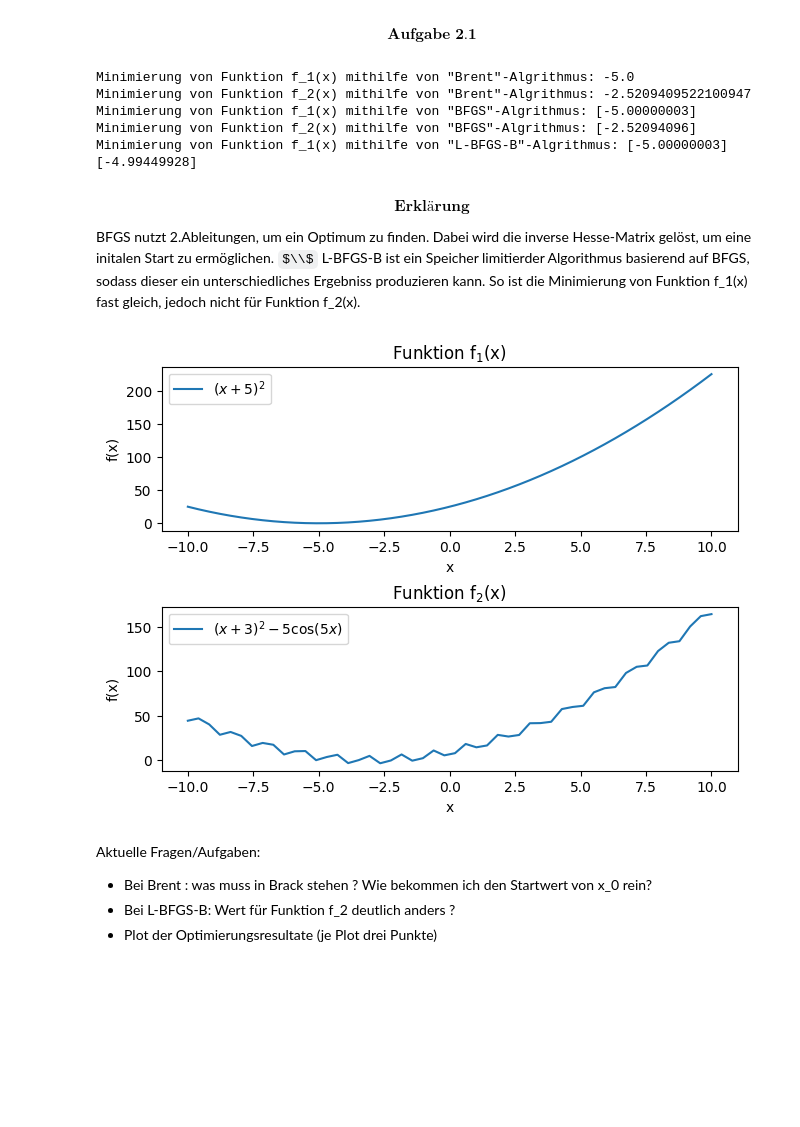
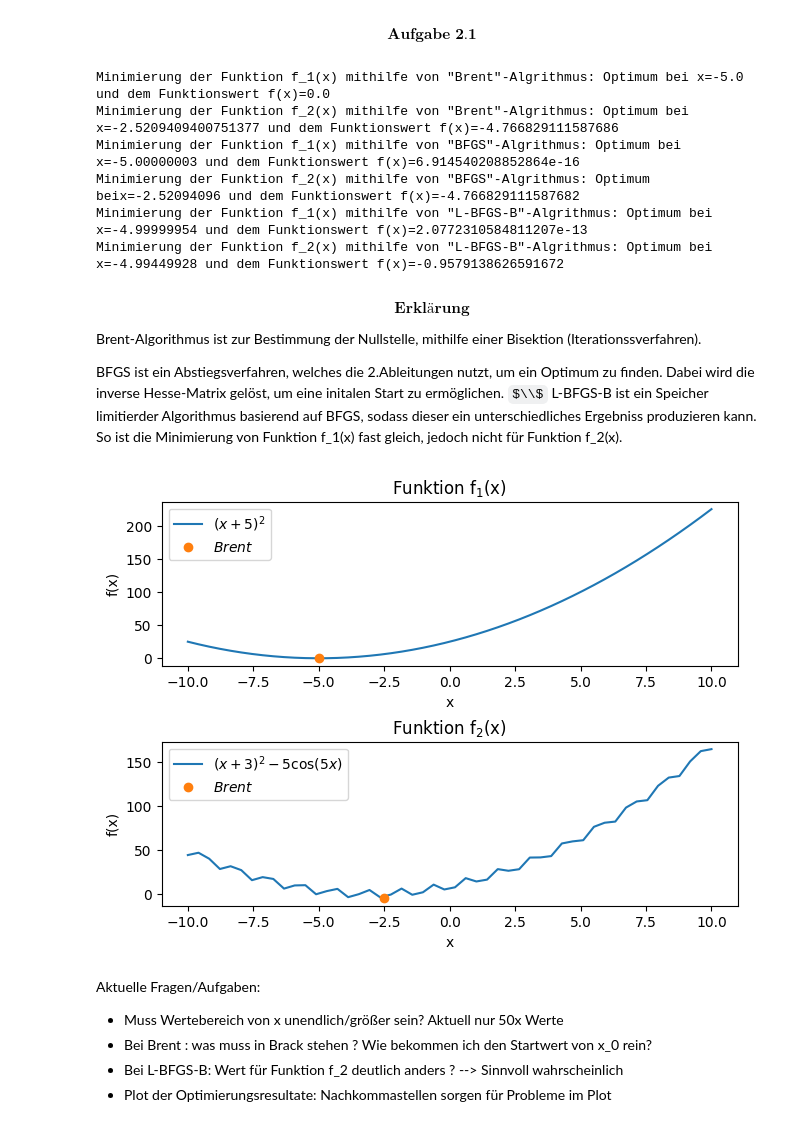
Before and after one commit to GrubeEnzym7/Praktische-Optimierung, a Jupyter notebook: Übung/blatt02.ipynb, the cells around one changed output. Cells and saved outputs as stored; diff of their text form; code cells hidden in the pictures; some formulas as TeX source; blank space fills up the shorter version.

```diff
--- a/Übung/blatt02.ipynb
+++ b/Übung/blatt02.ipynb
@@ -13,6 +13,7 @@ from scipy import optimize
 $$\textbf{Aufgabe 2.1}$$
 # %%
 x=np.linspace(-10,10)
+
 x_0=0                           #Startwert
 def f_1(x):                     #Definiert Funktion f_1(x)
     return (x+5)**2
@@ -20,21 +21,37 @@ def f_1(x):                     #Definiert Funktion f_1(x)
 def f_2(x):                     #Definiert Funktion f_2(x)
     return (x+3)**2 - 5*np.cos(5*x)
 
+
+'''
+#Scalarer Optimierer mit Brent-Algo.
+res=optimize.minimize_scalar(f_1)
+print(res)  --> Gibt gleiches Ergebniss aus
+'''
+
+
 #Minimierung mithilfe von "Brent"
-minimizer_brent_f_1 = optimize.brent(f_1, brack=(x_0,10)) #Brack: If bracket consists of two numbers (a,c) then they are assumed to be a starting interval for a downhill bracket search
-minimizer_brent_f_2 = optimize.brent(f_2, brack=(x_0,10)) #Brack noch auswählen??
+minimizer_brent_f_1 = optimize.brent(f_1, brack=(-10,10),full_output=True) #Brack: If bracket consists of two numbers (a,c) then they are assumed to be a starting interval for a downhill bracket search
+minimizer_brent_f_2 = optimize.brent(f_2, brack=(-10,10),full_output=True) #Brack legt Start Bereich zwischen (a,c) der Suche fest
+#Output : (a,b,c,d) mit a=xmin , b=f(xmin) , c=Anzahl der Iterationen , d=Anzahl der Funktionsbewertungen
 
-print(f'Minimierung von Funktion f_1(x) mithilfe von "Brent"-Algrithmus: {minimizer_brent_f_1}' )
-print(f'Minimierung von Funktion f_2(x) mithilfe von "Brent"-Algrithmus: {minimizer_brent_f_2}' )
+print(f'Minimierung der Funktion f_1(x) mithilfe von "Brent"-Algrithmus: Optimum bei x={minimizer_brent_f_1[0]} und dem Funktionswert f(x)={minimizer_brent_f_1[1]}' )
+print(f'Minimierung der Funktion f_2(x) mithilfe von "Brent"-Algrithmus: Optimum bei x={minimizer_brent_f_2[0]} und dem Funktionswert f(x)={minimizer_brent_f_2[1]}' )
 
 #Minimierung mithilfe von "BFGS"
 minimizer_BFGS_f_1= optimize.minimize(f_1,x_0,method='BFGS')  #Startwert x_0
 minimizer_BFGS_f_2= optimize.minimize(f_2,x_0,method='BFGS')  #Startwert x_0
-#Speichert Minimum ab
-x_wert_BFGS_f_1=minimizer_BFGS_f_1.x
-x_wert_BFGS_f_2=minimizer_BFGS_f_2.x
-print(f'Minimierung von Funktion f_1(x) mithilfe von "BFGS"-Algrithmus: {x_wert_BFGS_f_1}' )
-print(f'Minimierung von Funktion f_2(x) mithilfe von "BFGS"-Algrithmus: {x_wert_BFGS_f_2}' )
+#Ausgabe f_1
+Ausgabe_BFGS_f_1=minimizer_BFGS_f_1
+Ausgabe_BFGS_f_1_x_wert= str(Ausgabe_BFGS_f_1.x).strip('[]')
+Ausgabe_BFGS_f_1_f_werte=Ausgabe_BFGS_f_1.fun
+
+#Ausgabe f_2
+Ausgabe_BFGS_f_2=minimizer_BFGS_f_2
+Ausgabe_BFGS_f_2_x_wert= str(Ausgabe_BFGS_f_2.x).strip('[]')
+Ausgabe_BFGS_f_2_f_werte=Ausgabe_BFGS_f_2.fun
+
+print(f'Minimierung der Funktion f_1(x) mithilfe von "BFGS"-Algrithmus: Optimum bei x={Ausgabe_BFGS_f_1_x_wert} und dem Funktionswert f(x)={Ausgabe_BFGS_f_1.fun}' )
+print(f'Minimierung der Funktion f_2(x) mithilfe von "BFGS"-Algrithmus: Optimum beix={Ausgabe_BFGS_f_2_x_wert} und dem Funktionswert f(x)={Ausgabe_BFGS_f_2.fun}' )
 
 '''
 Erklärungsabschnitt zum eigenen Verständnis über BFGS:
@@ -44,9 +61,14 @@ BFGS nutzt 2.Ableitung, um Optimum zu finden --> Mithilfe von Inverser Hesse-Mat
 #Minimierung mithilfe von "L-BFGS-B"
 minimizer_L_BFGS_B_f_1= optimize.minimize(f_1,x_0,method='L-BFGS-B')  #Startwert x_0
 minimizer_L_BFGS_B_f_2= optimize.minimize(f_2,x_0,method='L-BFGS-B')  #Startwert x_0
-x_wert_L_BFGS_f_1=minimizer_BFGS_f_1.x
-print(f'Minimierung von Funktion f_1(x) mithilfe von "L-BFGS-B"-Algrithmus: {x_wert_L_BFGS_f_1}' )
-print(minimizer_L_BFGS_B_f_2.x) #Wert unterschiedlich ?
+#Ausgabe
+Ausgabe_L_BFGS_f_1=minimizer_L_BFGS_B_f_1
+Ausgabe_L_BFGS_f_1_x_wert= str(Ausgabe_L_BFGS_f_1.x).strip('[]')
+Ausgabe_L_BFGS_f_2=minimizer_L_BFGS_B_f_2
+Ausgabe_L_BFGS_f_2_x_wert= str(Ausgabe_L_BFGS_f_2.x).strip('[]')
+
+print(f'Minimierung der Funktion f_1(x) mithilfe von "L-BFGS-B"-Algrithmus: Optimum bei x={Ausgabe_L_BFGS_f_1_x_wert} und dem Funktionswert f(x)={Ausgabe_L_BFGS_f_1.fun}' )
+print(f'Minimierung der Funktion f_2(x) mithilfe von "L-BFGS-B"-Algrithmus: Optimum bei x={Ausgabe_L_BFGS_f_2_x_wert} und dem Funktionswert f(x)={Ausgabe_L_BFGS_f_2.fun}' ) #Wert unterschiedlich ?
 
 
 
@@ -54,39 +76,48 @@ print(minimizer_L_BFGS_B_f_2.x) #Wert unterschiedlich ?
 #Erklärungsabschnitt zum eigenen Verständnis über L-BFGS-B:
 #Limited-memory BFGS: Analog zu BFGS --> Mithilfe von Inverser Hesse-Matrix --> Nur wenige Vektoren gespeichert --> Linearer Speicher
 # %% [output]
-Minimierung von Funktion f_1(x) mithilfe von "Brent"-Algrithmus: -5.0
-Minimierung von Funktion f_2(x) mithilfe von "Brent"-Algrithmus: -2.5209409522100947
-Minimierung von Funktion f_1(x) mithilfe von "BFGS"-Algrithmus: [-5.00000003]
-Minimierung von Funktion f_2(x) mithilfe von "BFGS"-Algrithmus: [-2.52094096]
-Minimierung von Funktion f_1(x) mithilfe von "L-BFGS-B"-Algrithmus: [-5.00000003]
-[-4.99449928]
+Minimierung der Funktion f_1(x) mithilfe von "Brent"-Algrithmus: Optimum bei x=-5.0 und dem Funktionswert f(x)=0.0
+Minimierung der Funktion f_2(x) mithilfe von "Brent"-Algrithmus: Optimum bei x=-2.5209409400751377 und dem Funktionswert f(x)=-4.766829111587686
+Minimierung der Funktion f_1(x) mithilfe von "BFGS"-Algrithmus: Optimum bei x=-5.00000003 und dem Funktionswert f(x)=6.914540208852864e-16
+Minimierung der Funktion f_2(x) mithilfe von "BFGS"-Algrithmus: Optimum beix=-2.52094096 und dem Funktionswert f(x)=-4.766829111587682
+Minimierung der Funktion f_1(x) mithilfe von "L-BFGS-B"-Algrithmus: Optimum bei x=-4.99999954 und dem Funktionswert f(x)=2.0772310584811207e-13
+Minimierung der Funktion f_2(x) mithilfe von "L-BFGS-B"-Algrithmus: Optimum bei x=-4.99449928 und dem Funktionswert f(x)=-0.9579138626591672
 # %% [markdown]
 $$\textbf{Erklärung}$$
 
-BFGS nutzt 2.Ableitungen, um ein Optimum zu finden. Dabei wird die inverse Hesse-Matrix gelöst, um eine initalen Start zu ermöglichen. $\\$
+Brent-Algorithmus ist zur Bestimmung der Nullstelle, mithilfe einer Bisektion (Iterationssverfahren).
+
+BFGS ist ein Abstiegsverfahren, welches die 2.Ableitungen nutzt, um ein Optimum zu finden. Dabei wird die inverse Hesse-Matrix gelöst, um eine initalen Start zu ermöglichen. $\\$
 L-BFGS-B ist ein Speicher limitierder Algorithmus basierend auf BFGS, sodass dieser ein unterschiedliches Ergebniss produzieren kann. So ist die Minimierung von Funktion f_1(x) fast gleich, jedoch nicht für Funktion f_2(x).
 # %%
 'Erstellung von Plots'
+
+#Umformung wegen Decimal Problem
+kk= Ausgabe_BFGS_f_1_x_wert
+jj=0
 
 fig, (ax1,ax2) = plt.subplots(2,1, layout= "constrained")
 #Graph für Funktion f_1(x)
 ax1.set_title("Funktion f$_{1}$(x)")
 ax1.set_xlabel("x")
 ax1.set_ylabel("f(x)")
 ax1.plot(x, f_1(x), label=r"$(x+5)^{2}$");
+ax1.plot(minimizer_brent_f_1[0],minimizer_brent_f_1[1],"o",label=r"$Brent$");  #Minimum des Brent-Algorithmus
 ax1.legend()
 
 #Graph für Funktion f_2(x)
 ax2.set_title("Funktion f$_{2}$(x)")
 ax2.set_xlabel("x")
 ax2.set_ylabel("f(x)")
 ax2.plot(x, f_2(x), label=r"$(x+3)^{2} - 5\cos(5x)$");
+ax2.plot(minimizer_brent_f_2[0],minimizer_brent_f_2[1],"o",label=r"$Brent$"); #Minimum des Brent-Algorithmus
 ax2.legend()
 plt.show()
 # %% [output]
-[figure, old version]
+[figure, new version]
 # %% [markdown]
 Aktuelle Fragen/Aufgaben:
+- Muss Wertebereich von x unendlich/größer sein? Aktuell nur 50x Werte
 - Bei Brent : was muss in Brack stehen ? Wie bekommen ich den Startwert von x_0 rein?
-- Bei L-BFGS-B: Wert für Funktion f_2 deutlich anders ?
-- Plot der Optimierungsresultate (je Plot drei Punkte)
+- Bei L-BFGS-B: Wert für Funktion f_2 deutlich anders ? --> Sinnvoll wahrscheinlich
+- Plot der Optimierungsresultate: Nachkommastellen sorgen für Probleme im Plot
```
